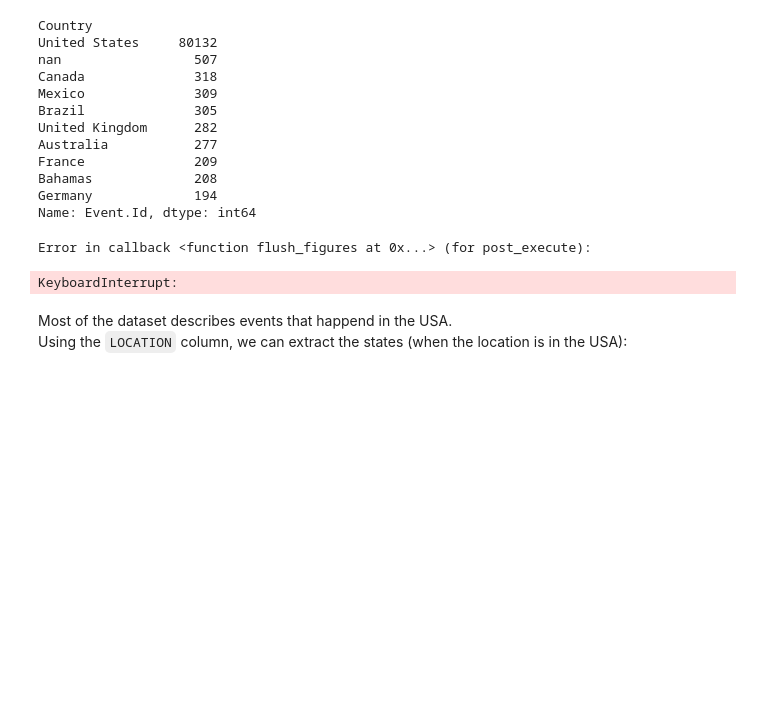
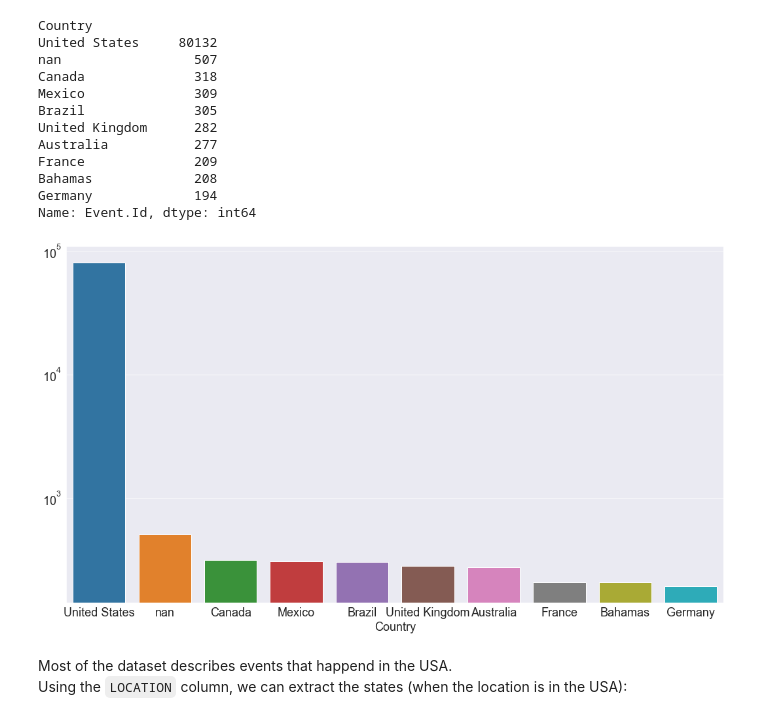
Before and after one commit to zaitrik/aviation_stats, a Jupyter notebook: aviation_stats.ipynb, the cells around one changed output. Saved outputs shown, nothing was run; the diff lists cells and outputs as text; code cells hidden in the pictures; blank space fills up the shorter version.

```diff
--- a/aviation_stats.ipynb
+++ b/aviation_stats.ipynb
@@ -128,10 +141,10 @@ Bahamas             208
 Germany             194
 Name: Event.Id, dtype: int64
 # %%
-sns.barplot(x = x.index, y = x.values);
+x = sns.barplot(x = x.index, y = x.values);
+x.set_yscale("log")
 # %% [output]
-Error in callback <function flush_figures at 0x...> (for post_execute):
-KeyboardInterrupt:
+[figure, added]
 # %% [markdown]
 Most of the dataset describes events that happend in the USA.
 Using the `LOCATION` column, we can extract the states (when the location is in the USA):
```
Also changed, not shown: parts of 27 cells of this notebook.
